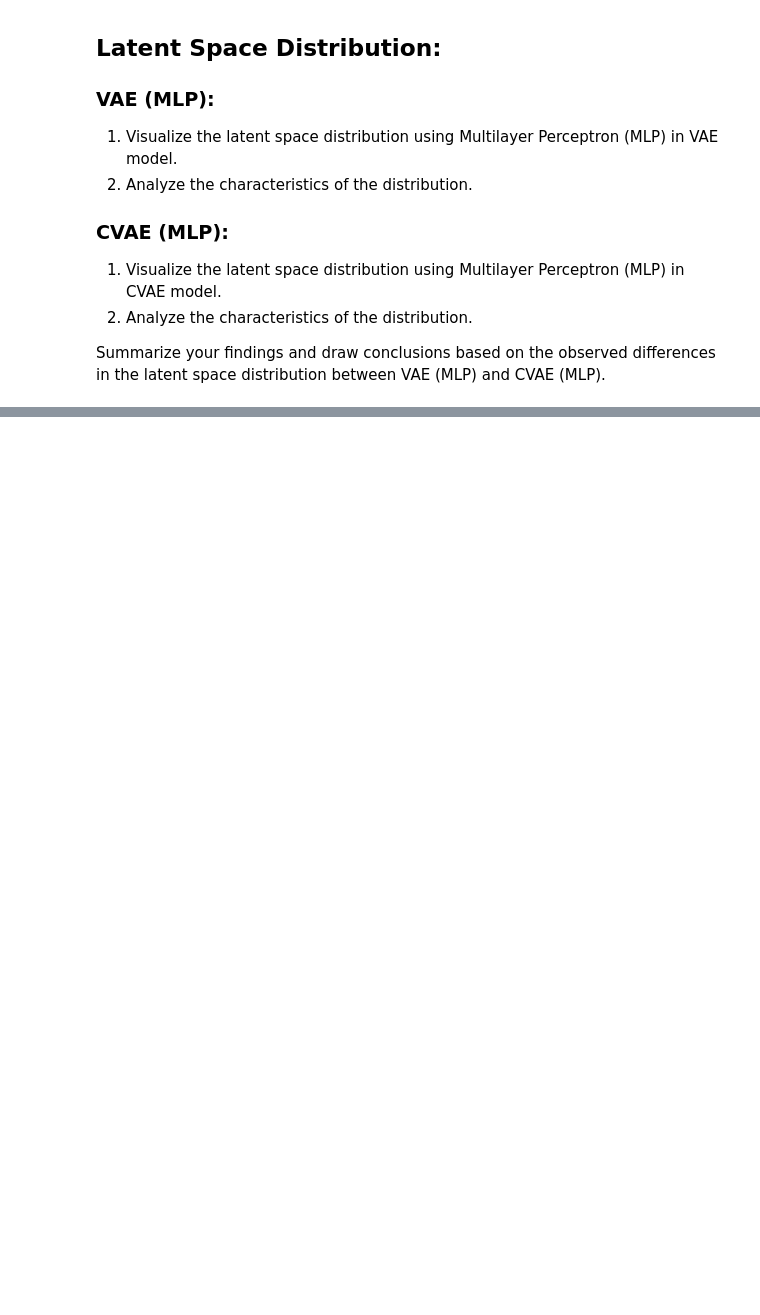
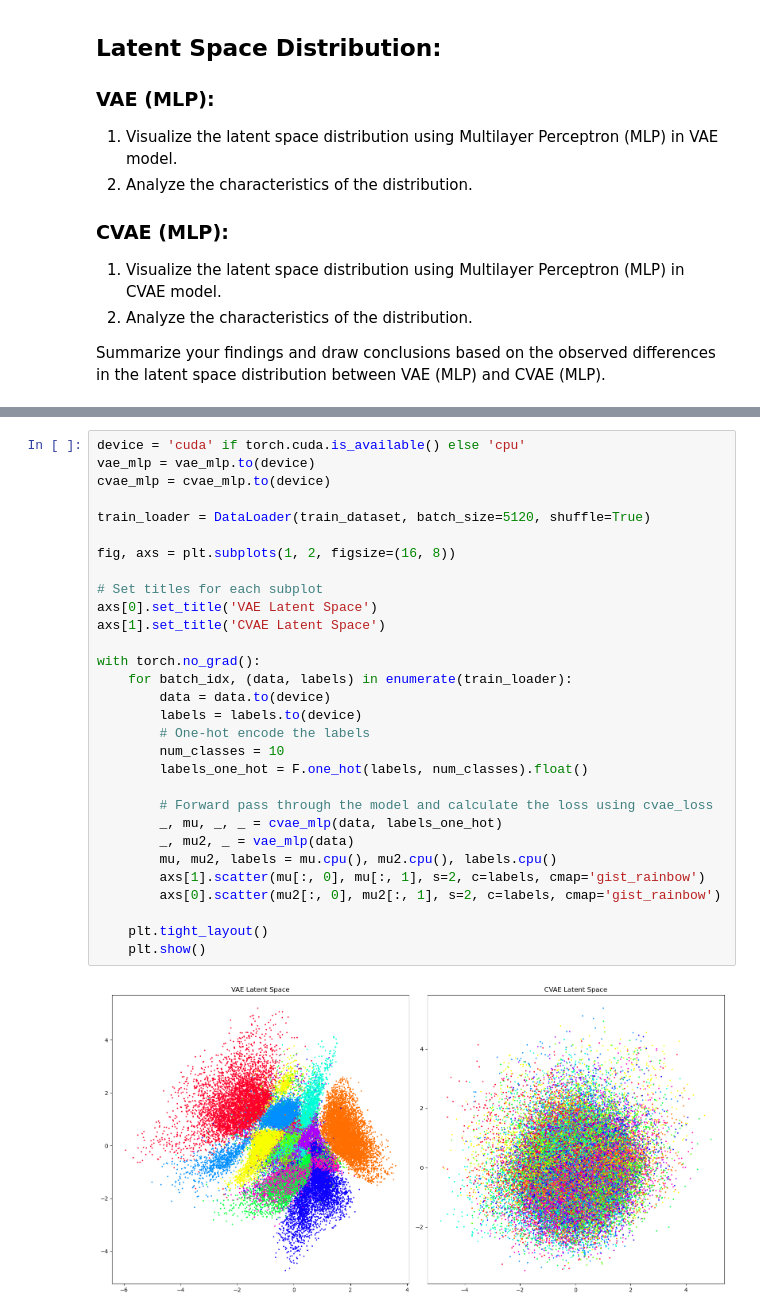
Before and after one commit to DBTomCat/HW4, a Jupyter notebook: Q2 Materials/VAE_CVAE.ipynb, the cells around one changed output, grey strips where cells are left out. Saved outputs shown, nothing was run; the diff lists cells and outputs as text; blank space fills up the shorter version.

```diff
--- a/Q2 Materials/VAE_CVAE.ipynb
+++ b/Q2 Materials/VAE_CVAE.ipynb
@@ -695,0 +447,32 @@ RuntimeError: Error(s) in loading state_dict for CVAE_MLP:
+# %%
+device = 'cuda' if torch.cuda.is_available() else 'cpu'
+vae_mlp = vae_mlp.to(device)
+cvae_mlp = cvae_mlp.to(device)
+
+train_loader = DataLoader(train_dataset, batch_size=5120, shuffle=True)
+
+fig, axs = plt.subplots(1, 2, figsize=(16, 8))
+
+# Set titles for each subplot
+axs[0].set_title('VAE Latent Space')
+axs[1].set_title('CVAE Latent Space')
+
+with torch.no_grad():
+    for batch_idx, (data, labels) in enumerate(train_loader):
+        data = data.to(device)
+        labels = labels.to(device)
+        # One-hot encode the labels
+        num_classes = 10
+        labels_one_hot = F.one_hot(labels, num_classes).float()
+
+        # Forward pass through the model and calculate the loss using cvae_loss
+        _, mu, _, _ = cvae_mlp(data, labels_one_hot)
+        _, mu2, _ = vae_mlp(data)
+        mu, mu2, labels = mu.cpu(), mu2.cpu(), labels.cpu()
+        axs[1].scatter(mu[:, 0], mu[:, 1], s=2, c=labels, cmap='gist_rainbow')
+        axs[0].scatter(mu2[:, 0], mu2[:, 1], s=2, c=labels, cmap='gist_rainbow')
+
+    plt.tight_layout()
+    plt.show()
+# %% [output]
+[figure, added]
```
Also changed, not shown: parts of 12 cells of this notebook, 3 other files.
